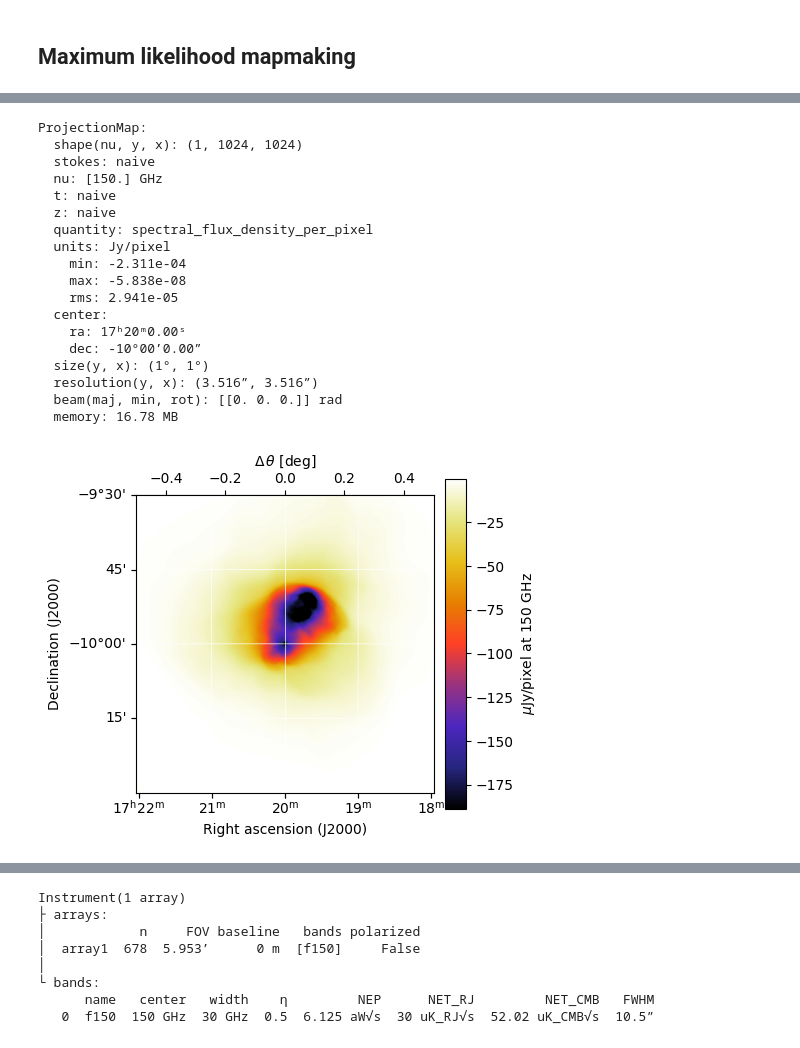
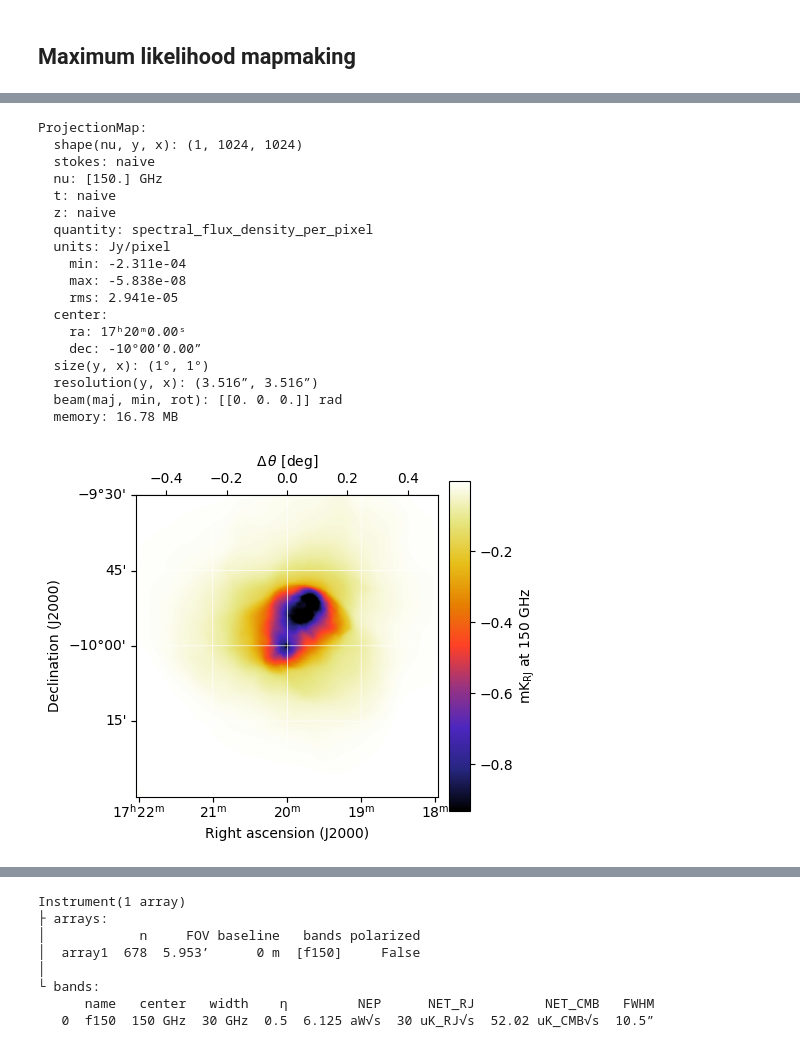
Before and after one commit to thomaswmorris/maria, a Jupyter notebook: tutorials/maximum-likelihood-mapper.ipynb, the cells around one changed output, grey strips where cells are left out. Drawn from its saved outputs; the diff is of its cells as text; code cells hidden in the pictures.

```diff
--- a/tutorials/maximum-likelihood-mapper.ipynb
+++ b/tutorials/maximum-likelihood-mapper.ipynb
@@ -7,6 +7,6 @@ from maria.io import fetch
 input_map = maria.map.load(fetch("maps/cluster2.fits"), nu=150e9)
 input_map.data *= 2e1
 
-input_map.plot()
+input_map.to("uK_RJ").plot()
 print(input_map)
 # %% [output]
@@ -14,22 +14,22 @@ print(input_map)
 ProjectionMap:
   shape(nu, y, x): (1, 1024, 1024)
   stokes: naive
   nu: [150.] GHz
   t: naive
   z: naive
   quantity: spectral_flux_density_per_pixel
   units: Jy/pixel
     min: -2.311e-04
     max: -5.838e-08
     rms: 2.941e-05
   center:
     ra: 17ʰ20ᵐ0.00ˢ
     dec: -10°00’0.00”
   size(y, x): (1°, 1°)
   resolution(y, x): (3.516”, 3.516”)
   beam(maj, min, rot): [[0. 0. 0.]] rad
   memory: 16.78 MB
-[figure, old version]
+[figure, new version]
 # %%
 from maria import Planner
 
```
Also changed, not shown: parts of 6 cells of this notebook, 48 other files.
